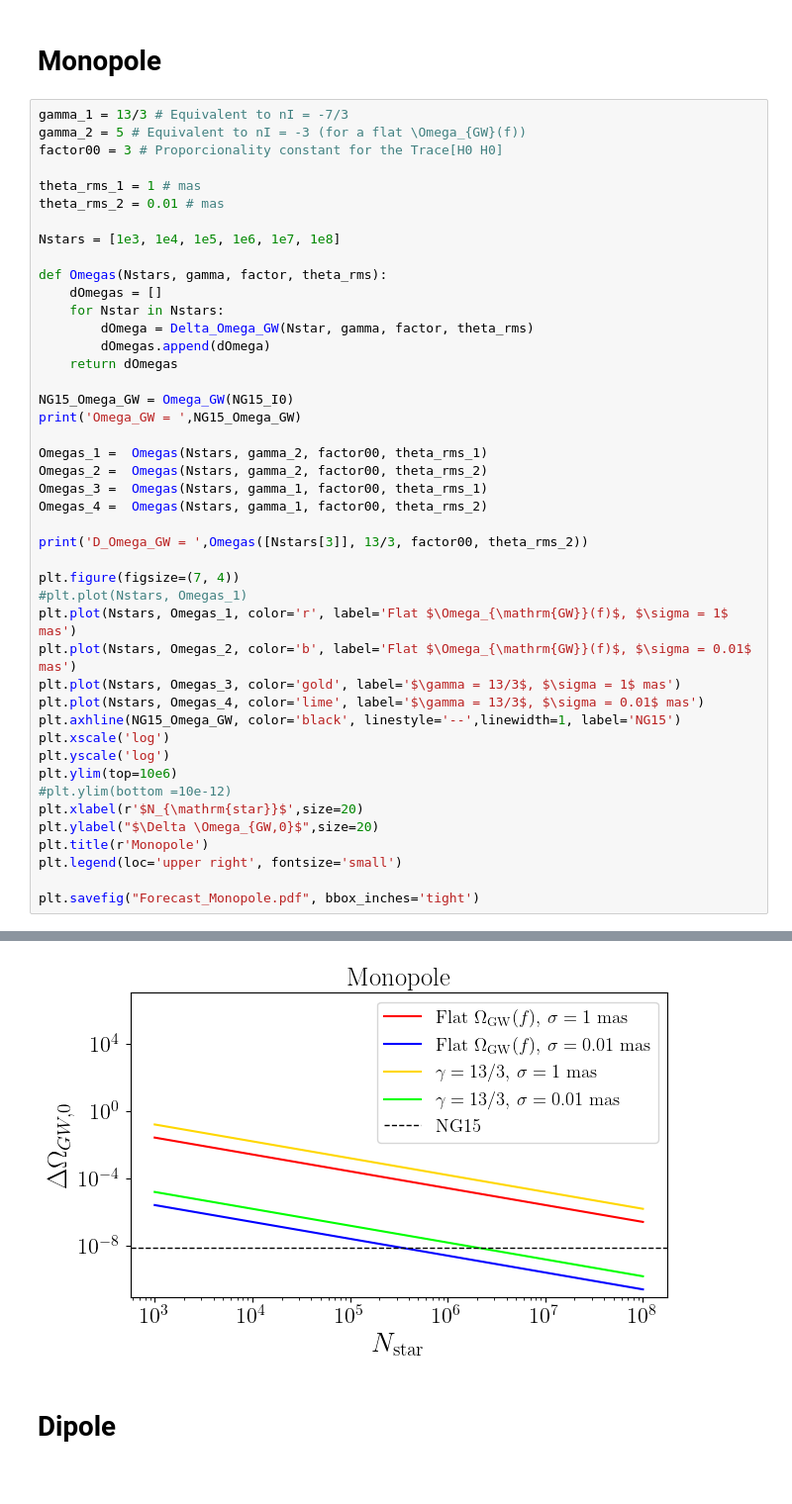
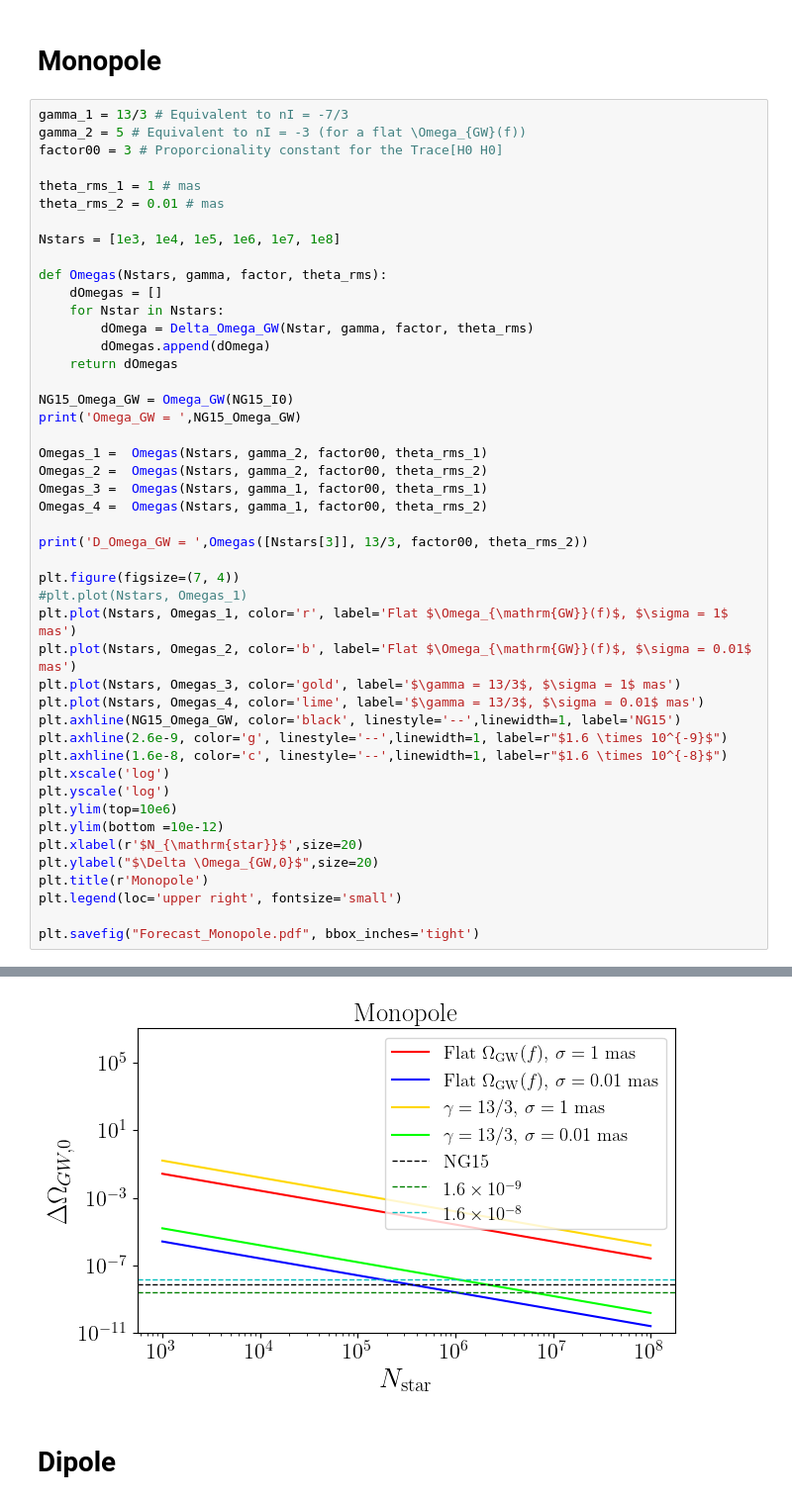
Before and after one commit to MarisolJC/Astrometry_meets_PTAs, a Jupyter notebook: Forecast/Forecast.ipynb, the cells around one changed output, grey strips where cells are left out. Shown: that part at 99% size. Cells and saved outputs as stored; diff of their text form.

```diff
--- a/Forecast/Forecast.ipynb
+++ b/Forecast/Forecast.ipynb
@@ -105,35 +105,37 @@ def Omegas(Nstars, gamma, factor, theta_rms):
 
 NG15_Omega_GW = Omega_GW(NG15_I0)
 print('Omega_GW = ',NG15_Omega_GW)
 
 Omegas_1 =  Omegas(Nstars, gamma_2, factor00, theta_rms_1)
 Omegas_2 =  Omegas(Nstars, gamma_2, factor00, theta_rms_2)
 Omegas_3 =  Omegas(Nstars, gamma_1, factor00, theta_rms_1)
 Omegas_4 =  Omegas(Nstars, gamma_1, factor00, theta_rms_2)
 
 print('D_Omega_GW = ',Omegas([Nstars[3]], 13/3, factor00, theta_rms_2))
 
 plt.figure(figsize=(7, 4))
 #plt.plot(Nstars, Omegas_1)
 plt.plot(Nstars, Omegas_1, color='r', label='Flat $\Omega_{\mathrm{GW}}(f)$, $\sigma = 1$ mas')
 plt.plot(Nstars, Omegas_2, color='b', label='Flat $\Omega_{\mathrm{GW}}(f)$, $\sigma = 0.01$ mas')
 plt.plot(Nstars, Omegas_3, color='gold', label='$\gamma = 13/3$, $\sigma = 1$ mas')
 plt.plot(Nstars, Omegas_4, color='lime', label='$\gamma = 13/3$, $\sigma = 0.01$ mas')
 plt.axhline(NG15_Omega_GW, color='black', linestyle='--',linewidth=1, label='NG15')
+plt.axhline(2.6e-9, color='g', linestyle='--',linewidth=1, label=r"$1.6 \times 10^{-9}$")
+plt.axhline(1.6e-8, color='c', linestyle='--',linewidth=1, label=r"$1.6 \times 10^{-8}$")
 plt.xscale('log')
 plt.yscale('log')
 plt.ylim(top=10e6)
-#plt.ylim(bottom =10e-12)
+plt.ylim(bottom =10e-12)
 plt.xlabel(r'$N_{\mathrm{star}}$',size=20)
 plt.ylabel("$\Delta \Omega_{GW,0}$",size=20)
 plt.title(r'Monopole')
 plt.legend(loc='upper right', fontsize='small')
 
 plt.savefig("Forecast_Monopole.pdf", bbox_inches='tight')
 # %% [output]
 Omega_GW =  8.052177705194483e-09
 D_Omega_GW =  [1.579637491732824e-08]
-[figure, old version]
+[figure, new version]
 # %% [markdown]
 # Dipole
 # %%
```
Also changed, not shown: 1 other file.
